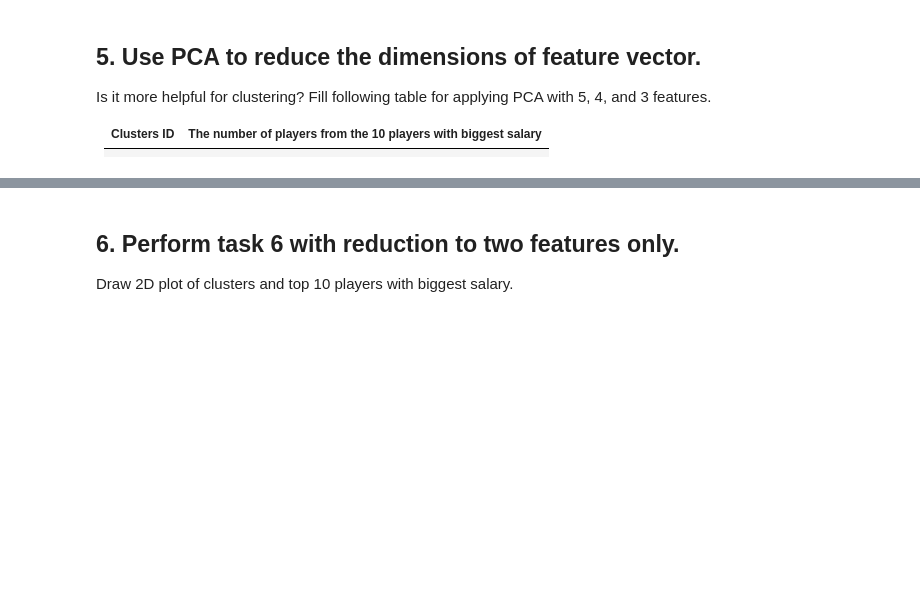
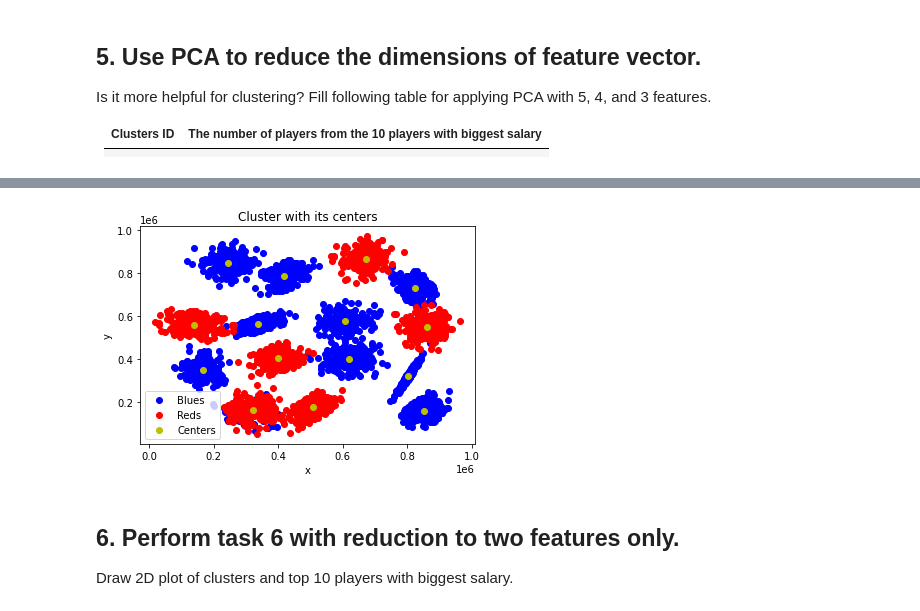
Before and after one commit to vodkolav/DSlab1, a Jupyter notebook: BigData/Assignment3.ipynb, the cells around one changed output, grey strips where cells are left out. Cells and saved outputs as stored; diff of their text form; code cells hidden in the pictures; blank space fills up the shorter version.

```diff
--- a/BigData/Assignment3.ipynb
+++ b/BigData/Assignment3.ipynb
@@ -532,0 +613,2 @@ For this number of clusters create a result table (the number of rows as a numbe
+# %%
+df4 = df3.fillna(mean_values)
@@ -541,3 +981,42 @@ Is it more helpful for clustering? Fill following table for applying PCA with
+# %%
+x = []
+y = []
+
+file = open('5000_points.txt', 'r')
+for line in file.readlines():
+    words = line.split()
+    x.append(int(words[0]))
+    y.append(int(words[1]))
+file.close()
+
+x1 = x[:3000]
+y1 = y[:3000]
+
+x2 = x[3000:]
+y2 = y[3000:]
+plt.scatter(x1, y1,label='Blues',color='b')
+plt.scatter(x2, y2,label='Reds',color='r')
+
+numOfClusters = 15
+kmeans = KMeans().setK(numOfClusters).setSeed(1)
+model = kmeans.fit(dataset)
+
+xCenter = []
+yCenter = []
+centers = model.clusterCenters()
+for center in centers:
+    xCenter.append(center[0])
+    yCenter.append(center[1])
+
+plt.scatter(xCenter, yCenter, label='Centers',color='y')
+
+plt.xlabel('x')
+plt.ylabel('y')
+plt.title('Cluster with its centers')
+plt.legend()
+plt.show()
+# %% [output]
+[figure, added]
 # %% [markdown]
 ## 6.  Perform task 6 with reduction to two features only.
 Draw 2D plot of clusters and top 10 players with biggest salary.
```
Also changed, not shown: parts of 50 cells of this notebook.
